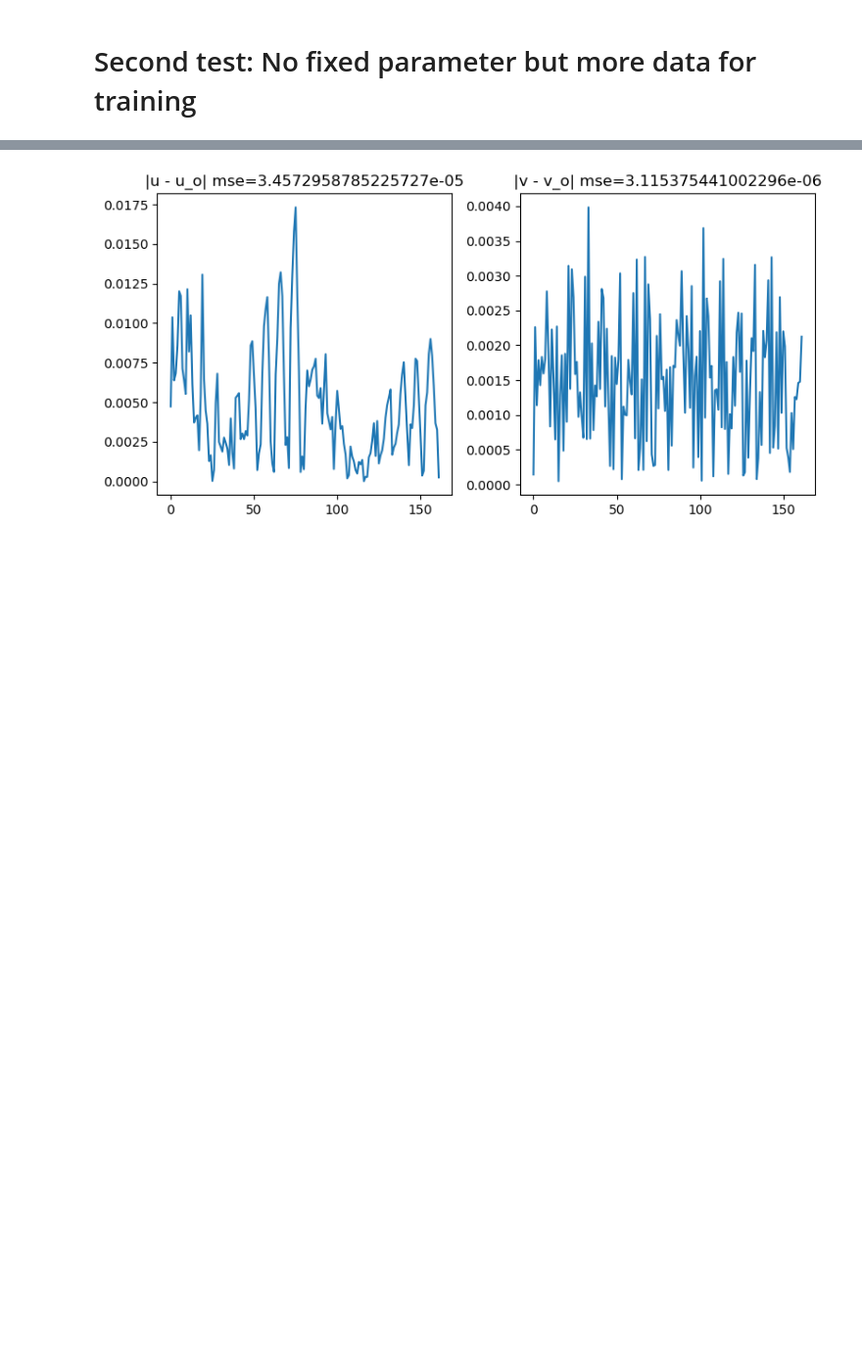
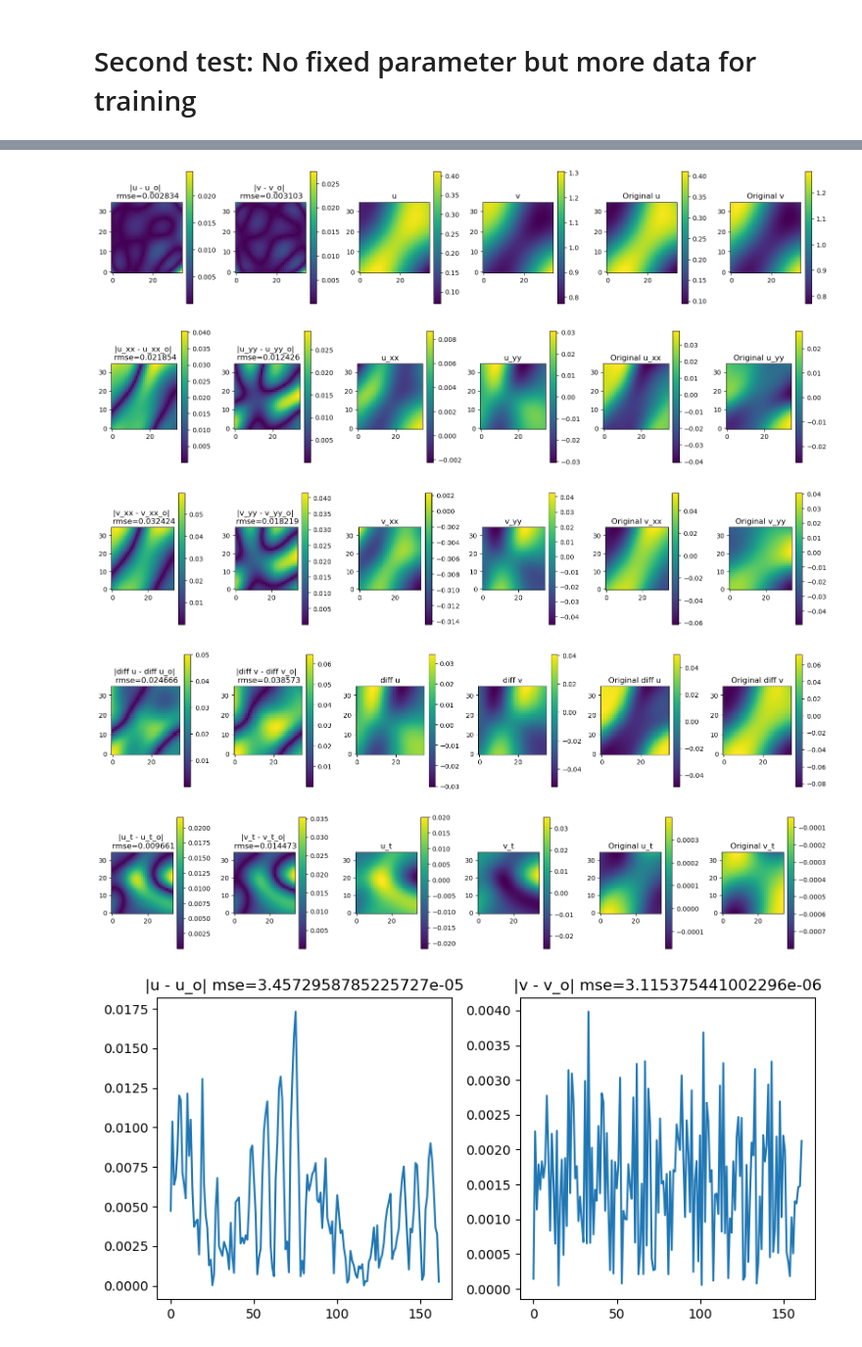
Before and after one commit to rpazuki/morpho_repo, a Jupyter notebook: growth/patch_points_parameter_estimation_4.ipynb, the cells around one changed output, grey strips where cells are left out. Shown at 98% size. Drawn from its saved outputs; the diff is of its cells as text; code cells hidden in the pictures; blank space fills up the shorter version.

```diff
--- a/growth/patch_points_parameter_estimation_4.ipynb
+++ b/growth/patch_points_parameter_estimation_4.ipynb
@@ -669,3 +475,21 @@ np.sqrt(np.mean(f_u_real**2)) + np.sqrt(np.mean(f_v_real**2))
+# %%
+def to_2D(m):
+    if isinstance(m, np.ndarray):
+        return m[block_size:].reshape(block_x, block_y).T
+    else:
+        return m.numpy()[block_size:].reshape(block_x, block_y).T
+
+p(to_2D(u), to_2D(v), to_2D(u_ac), to_2D(v_ac))
+p(to_2D(u_xx), to_2D(u_yy), to_2D(u_xx_ac), to_2D(u_yy_ac), "u_xx", "u_yy")
+p(to_2D(v_xx), to_2D(v_yy), to_2D(v_xx_ac), to_2D(v_yy_ac), "v_xx", "v_yy")
+p(to_2D(u_diff), to_2D(v_diff), to_2D(u_diff_ac), to_2D(v_diff_ac), "diff u", "diff v")
+p(to_2D(u_t), to_2D(v_t), to_2D(u_t_ac), to_2D(v_t_ac), "u_t", "v_t")
+# %% [output]
+[figure, added]
+[figure, added]
+[figure, added]
+[figure, added]
+[figure, added]
 # %%
 _ = plt.figure(figsize=(8,4))
 plt.subplot(121)
```
Also changed, not shown: parts of 33 cells of this notebook, 35 other files.
